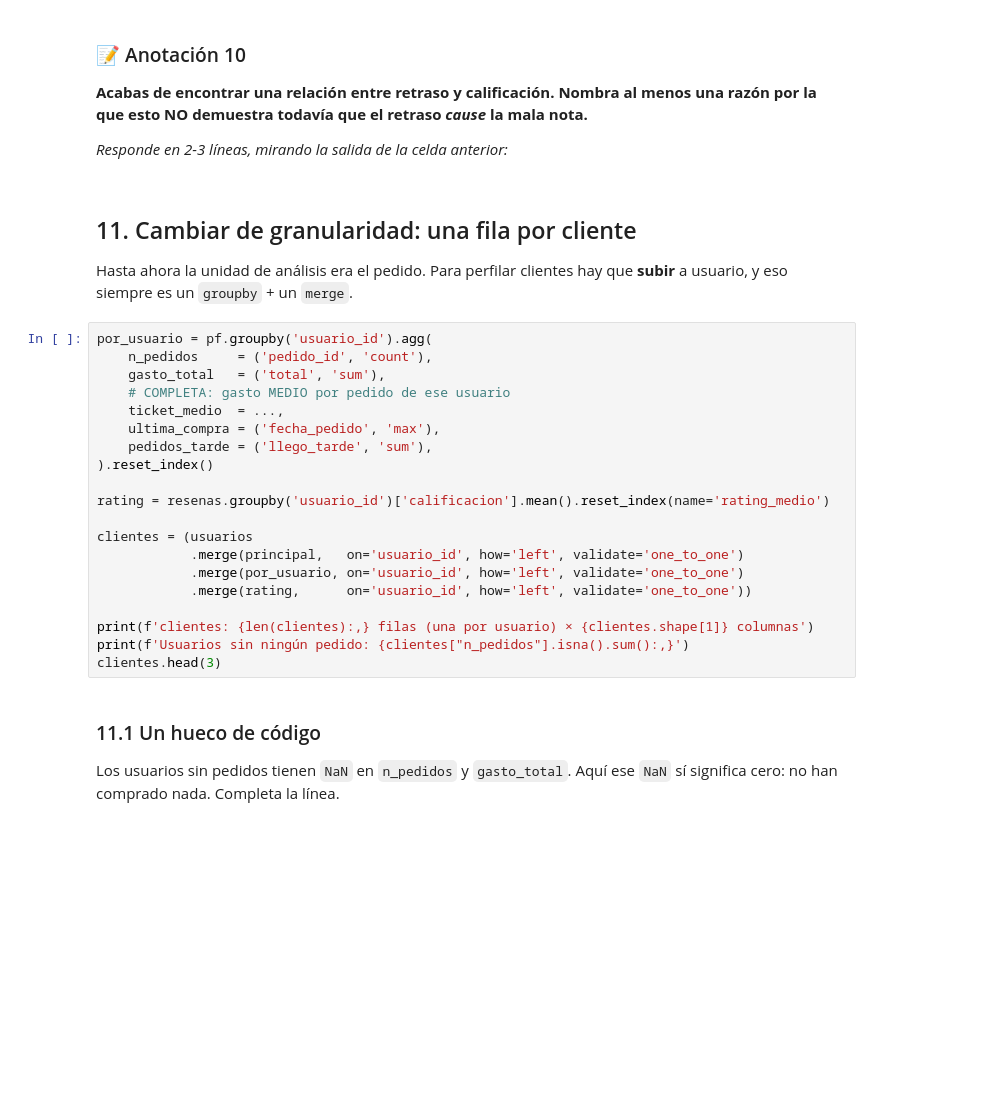
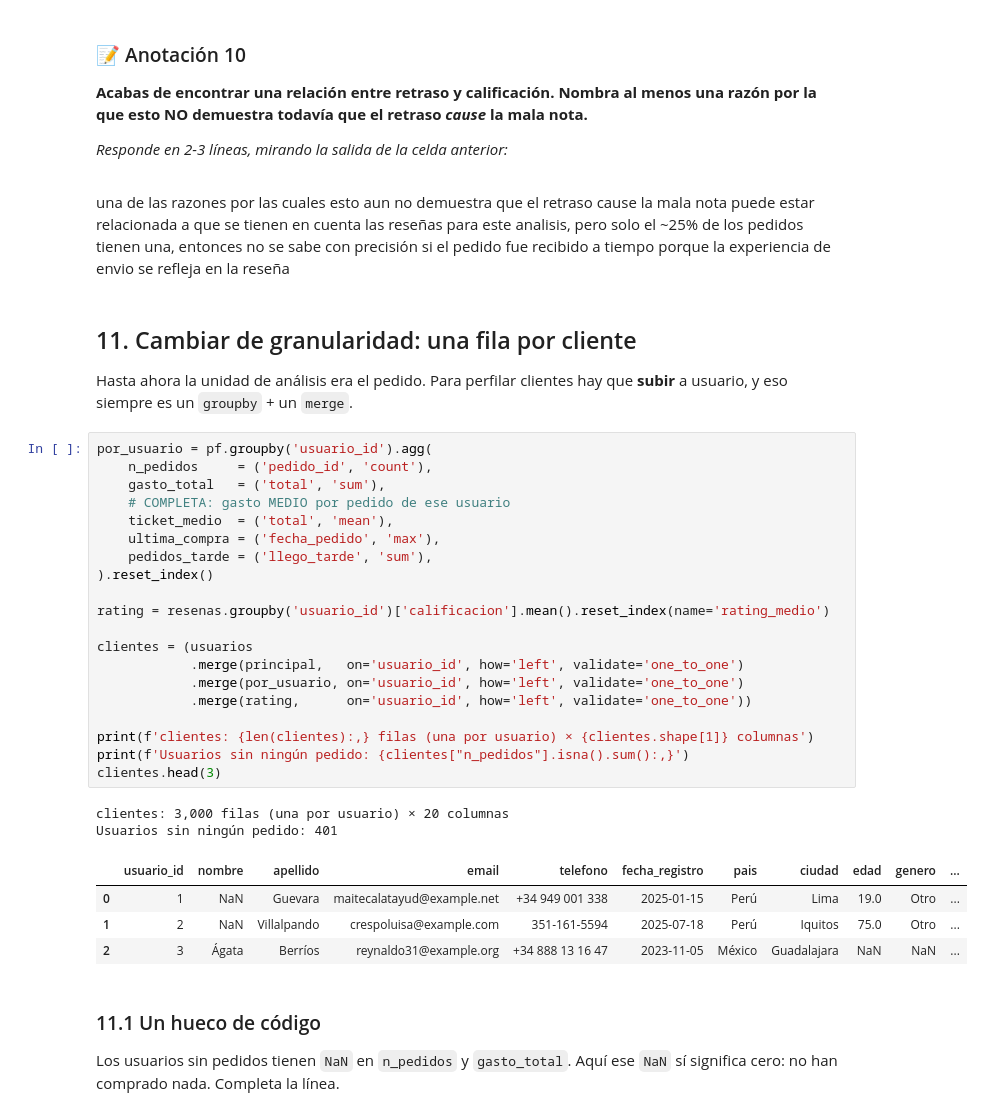
Before and after one commit to martinco444/Analisis_Datos_2026_2, a Jupyter notebook: fase2_estudiante_base.ipynb, the cells around one changed output. Drawn from its saved outputs; the diff is of its cells as text; blank space fills up the shorter version.

```diff
--- a/fase2_estudiante_base.ipynb
+++ b/fase2_estudiante_base.ipynb
@@ -636,6 +727,8 @@ plt.show()
 _Responde en 2-3 líneas, mirando la salida de la celda anterior:_
 
 >
+# %% [markdown]
+una de las razones por las cuales esto aun no demuestra que el retraso cause la mala nota puede estar relacionada a que se tienen en cuenta las reseñas para este analisis, pero solo el ~25% de los pedidos tienen una, entonces no se sabe con precisión si el pedido fue recibido a tiempo porque la experiencia de envio se refleja en la reseña
 # %% [markdown]
 ## 11. Cambiar de granularidad: una fila por cliente
 
@@ -644,23 +737,30 @@ usuario, y eso siempre es un `groupby` + un `merge`.
 # %%
 por_usuario = pf.groupby('usuario_id').agg(
     n_pedidos     = ('pedido_id', 'count'),
     gasto_total   = ('total', 'sum'),
     # COMPLETA: gasto MEDIO por pedido de ese usuario
-    ticket_medio  = ...,
+    ticket_medio  = ('total', 'mean'),
     ultima_compra = ('fecha_pedido', 'max'),
     pedidos_tarde = ('llego_tarde', 'sum'),
 ).reset_index()
 
 rating = resenas.groupby('usuario_id')['calificacion'].mean().reset_index(name='rating_medio')
 
 clientes = (usuarios
             .merge(principal,   on='usuario_id', how='left', validate='one_to_one')
             .merge(por_usuario, on='usuario_id', how='left', validate='one_to_one')
             .merge(rating,      on='usuario_id', how='left', validate='one_to_one'))
 
 print(f'clientes: {len(clientes):,} filas (una por usuario) × {clientes.shape[1]} columnas')
 print(f'Usuarios sin ningún pedido: {clientes["n_pedidos"].isna().sum():,}')
 clientes.head(3)
+# %% [output]
+clientes: 3,000 filas (una por usuario) × 20 columnas
+Usuarios sin ningún pedido: 401
+|  | usuario_id | nombre | apellido | email | telefono | fecha_registro | pais | ciudad | edad | genero | ... |
+| 0 | 1 | NaN | Guevara | maitecalatayud@example.net | +34 949 001 338 | 2025-01-15 | Perú | Lima | 19.0 | Otro | ... |
+| 1 | 2 | NaN | Villalpando | crespoluisa@example.com | 351-161-5594 | 2025-07-18 | Perú | Iquitos | 75.0 | Otro | ... |
+| 2 | 3 | Ágata | Berríos | reynaldo31@example.org | +34 888 13 16 47 | 2023-11-05 | México | Guadalajara | NaN | NaN | ... |
 # %% [markdown]
 ### 11.1 Un hueco de código
 
```
Also changed, not shown: parts of 45 cells of this notebook, 1 other file.
